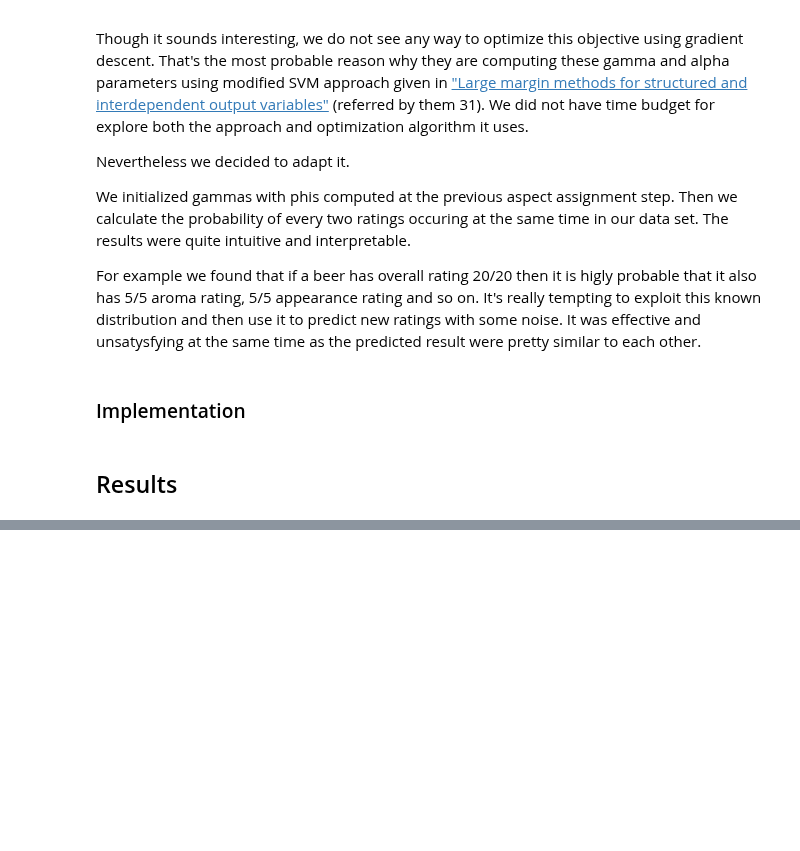
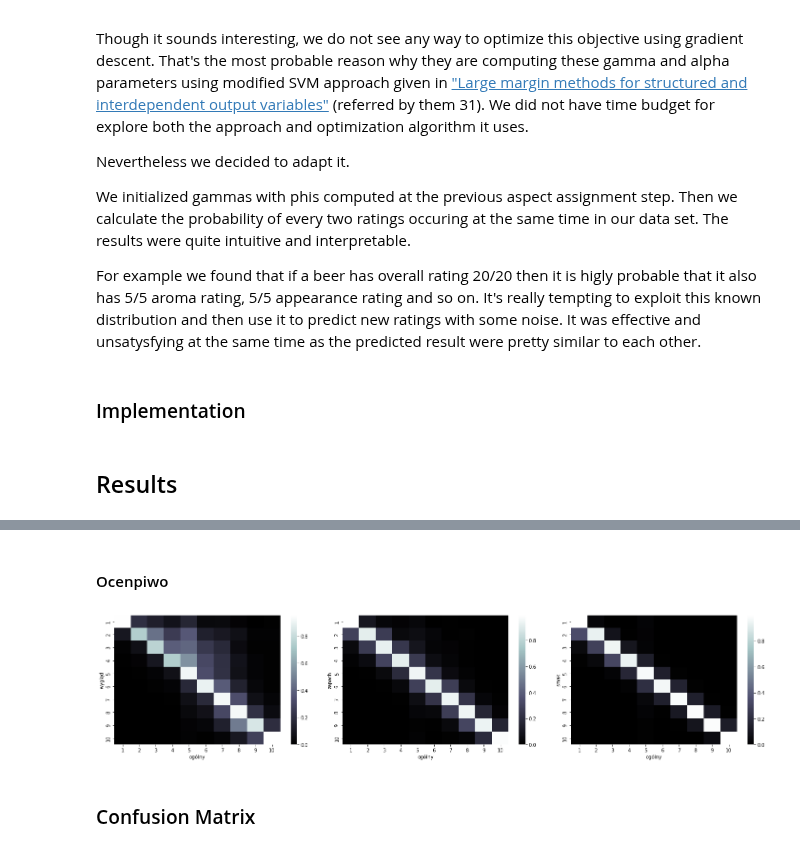
Before and after one commit to madziejm/1e100-ibu, a Jupyter notebook: 1e100ibu.ipynb, the cells around one changed output, grey strips where cells are left out. Cells and saved outputs as stored; diff of their text form; code cells hidden in the pictures; blank space fills up the shorter version.

```diff
--- a/1e100ibu.ipynb
+++ b/1e100ibu.ipynb
@@ -1081,0 +1171,15 @@ gen_heatmap(4, 0, rating_rb_model)
+# %% [markdown]
+#### Ocenpiwo
+# %%
+fig, axs = plt.subplots(ncols=3)
+fig.subplots_adjust(wspace=0.1)
+fig.set_figheight(5)
+fig.set_figwidth(25)
+
+gen_heatmap(0, 3, rating_op_model, axs[0])
+gen_heatmap(0, 2, rating_op_model, axs[1])
+gen_heatmap(0, 1, rating_op_model, axs[2])
+# %% [output]
+[figure, added]
+# %% [markdown]
+### Confusion Matrix
```
Also changed, not shown: parts of 30 cells of this notebook.
